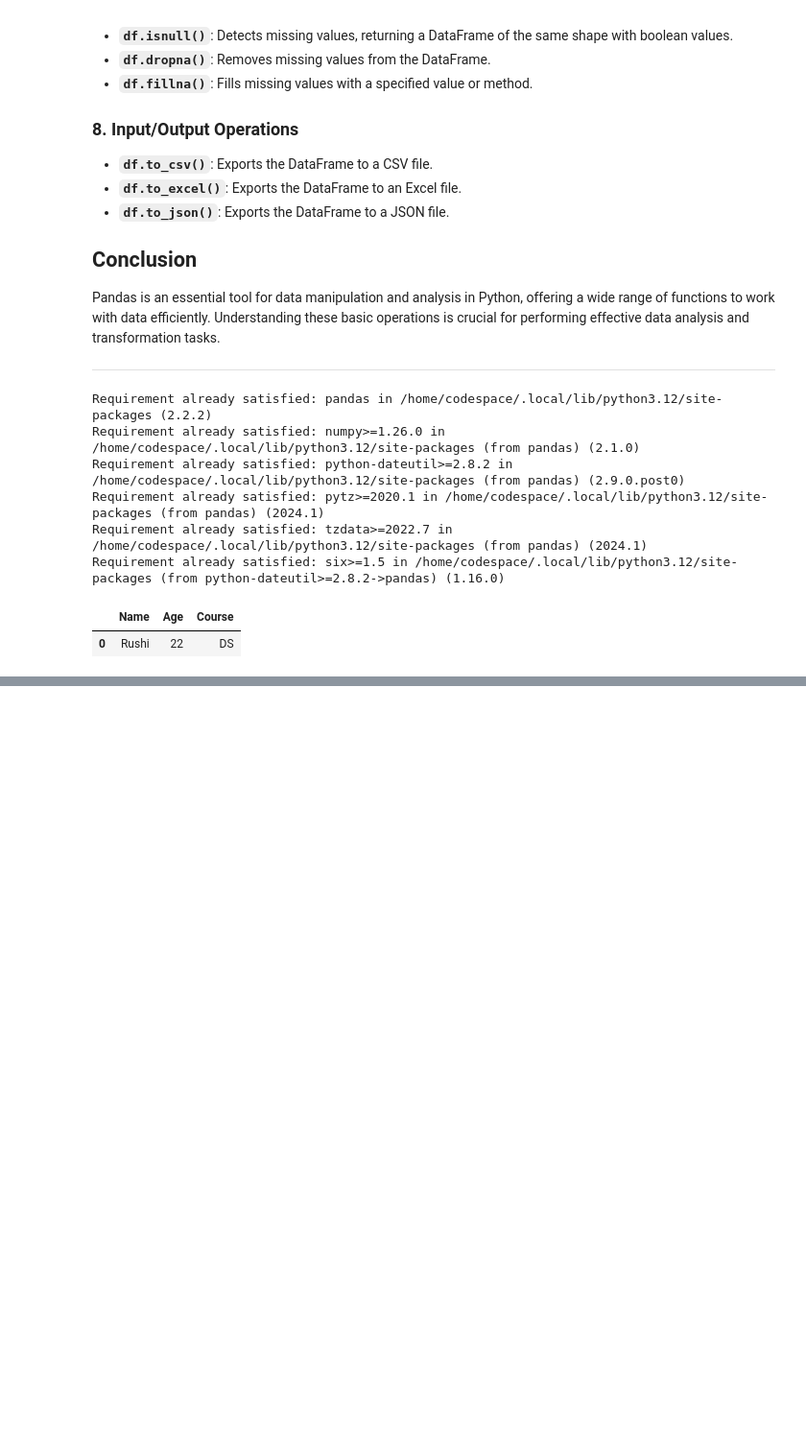
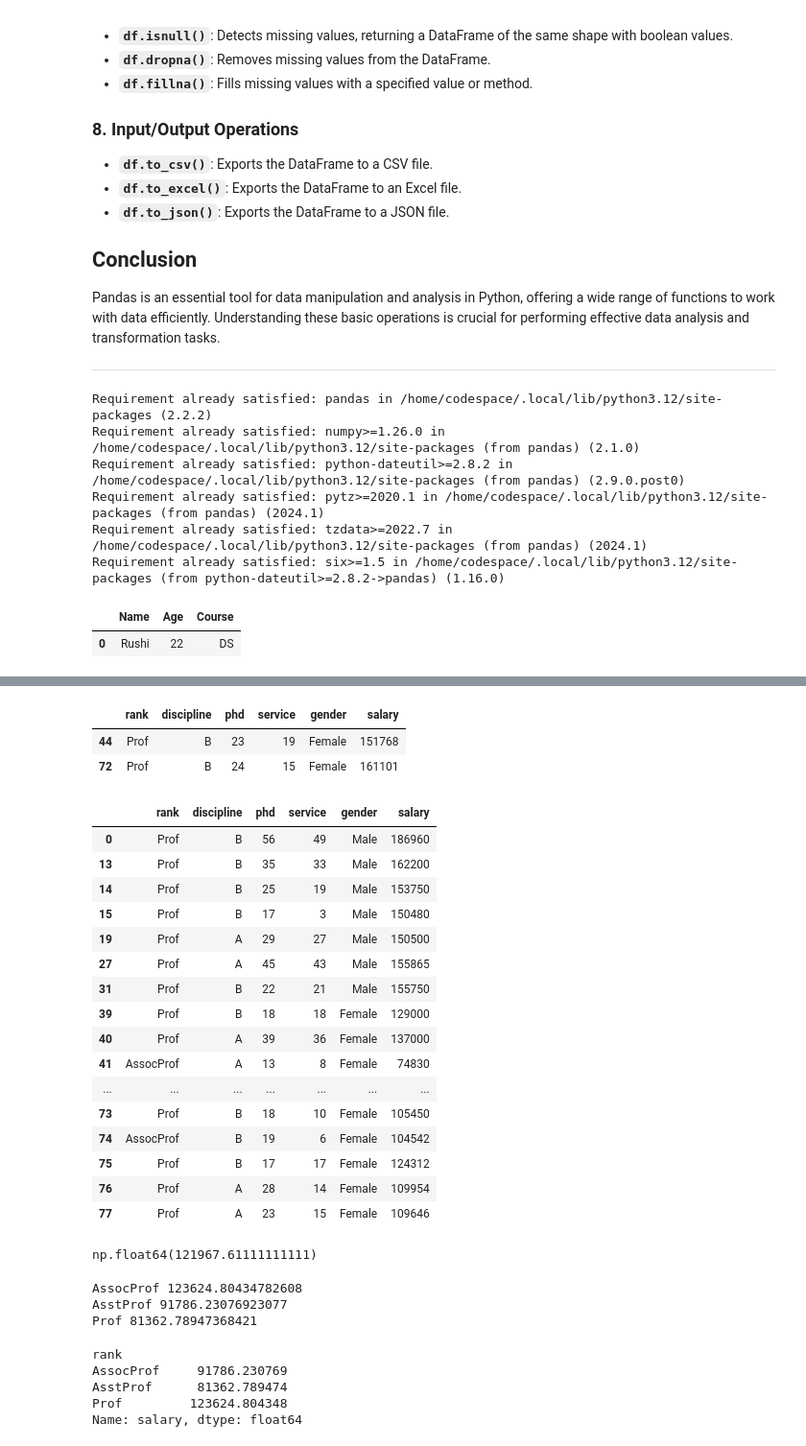
Before and after one commit to Rushi-code1/Data_Science_Practice, a Jupyter notebook: Python_Basic/02_Pandas.ipynb, the cells around one changed output, grey strips where cells are left out. Shown at 96% size. Saved outputs shown, nothing was run; the diff lists cells and outputs as text; code cells hidden in the pictures; blank space fills up the shorter version.

```diff
--- a/Python_Basic/02_Pandas.ipynb
+++ b/Python_Basic/02_Pandas.ipynb
@@ -93,0 +451,46 @@ pd.DataFrame(data)
+# %%
+df2[(df2['gender'] == 'Female') & (df2['salary']> 150000)]
+# %% [output]
+|  | rank | discipline | phd | service | gender | salary |
+| 44 | Prof | B | 23 | 19 | Female | 151768 |
+| 72 | Prof | B | 24 | 15 | Female | 161101 |
+# %%
+df2[(df2['gender'] == 'Female') | (df2['salary']> 150000)]
+# %% [output]
+|  | rank | discipline | phd | service | gender | salary |
+| 0 | Prof | B | 56 | 49 | Male | 186960 |
+| 13 | Prof | B | 35 | 33 | Male | 162200 |
+| 14 | Prof | B | 25 | 19 | Male | 153750 |
+| 15 | Prof | B | 17 | 3 | Male | 150480 |
+| 19 | Prof | A | 29 | 27 | Male | 150500 |
+| 27 | Prof | A | 45 | 43 | Male | 155865 |
+| 31 | Prof | B | 22 | 21 | Male | 155750 |
+| 39 | Prof | B | 18 | 18 | Female | 129000 |
+| 40 | Prof | A | 39 | 36 | Female | 137000 |
+| 41 | AssocProf | A | 13 | 8 | Female | 74830 |
+| ... | ... | ... | ... | ... | ... | ... |
+| 73 | Prof | B | 18 | 10 | Female | 105450 |
+| 74 | AssocProf | B | 19 | 6 | Female | 104542 |
+| 75 | Prof | B | 17 | 17 | Female | 124312 |
+| 76 | Prof | A | 28 | 14 | Female | 109954 |
+| 77 | Prof | A | 23 | 15 | Female | 109646 |
+# %%
+df2[(df2['rank'] == "Prof") & (df2['gender'] == 'Female')]['salary'].mean()
+# %% [output]
+np.float64(121967.61111111111)
+# %%
+print("AssocProf" , df2[df2['rank'] == 'Prof']['salary'].mean())
+print("AsstProf" , df2[df2['rank'] == 'AssocProf']['salary'].mean())
+print("Prof" ,df2[df2['rank'] == 'AsstProf']['salary'].mean())
+# %% [output]
+AssocProf 123624.80434782608
+AsstProf 91786.23076923077
+Prof 81362.78947368421
+# %%
+df2.groupby('rank')['salary'].mean()
+# %% [output]
+rank
+AssocProf     91786.230769
+AsstProf      81362.789474
+Prof         123624.804348
+Name: salary, dtype: float64
```
Also changed, not shown: parts of 38 cells of this notebook.
